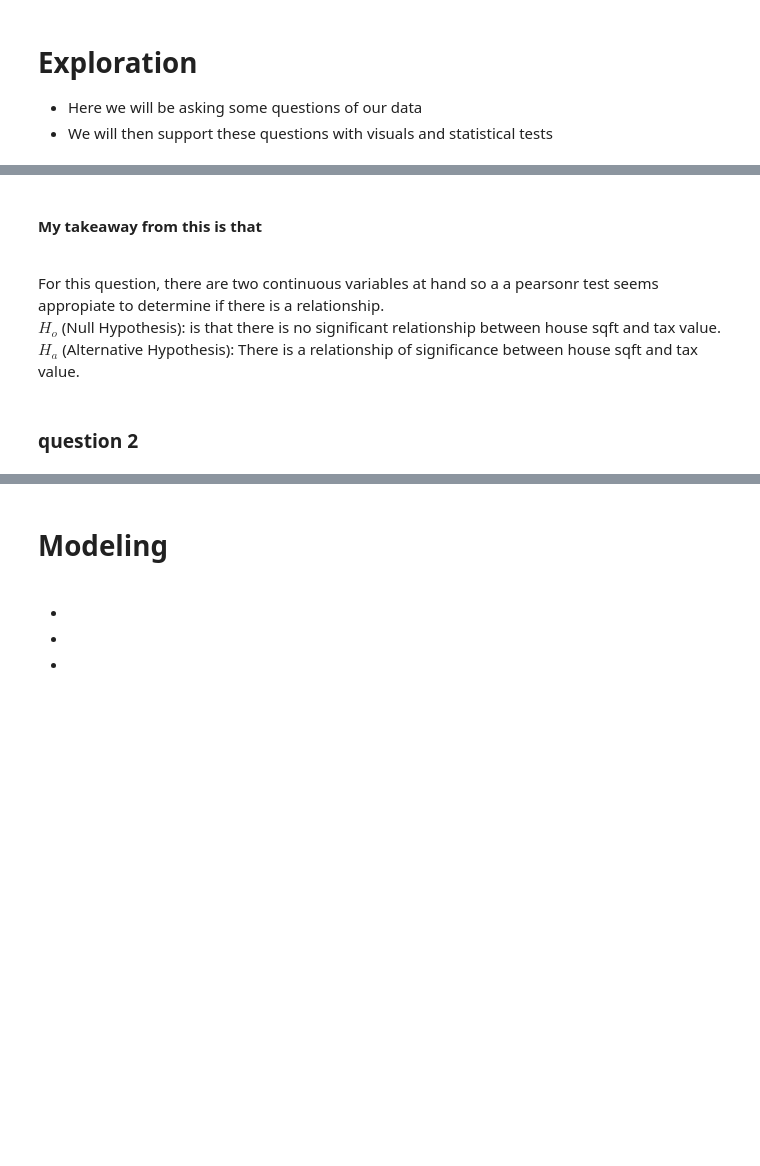
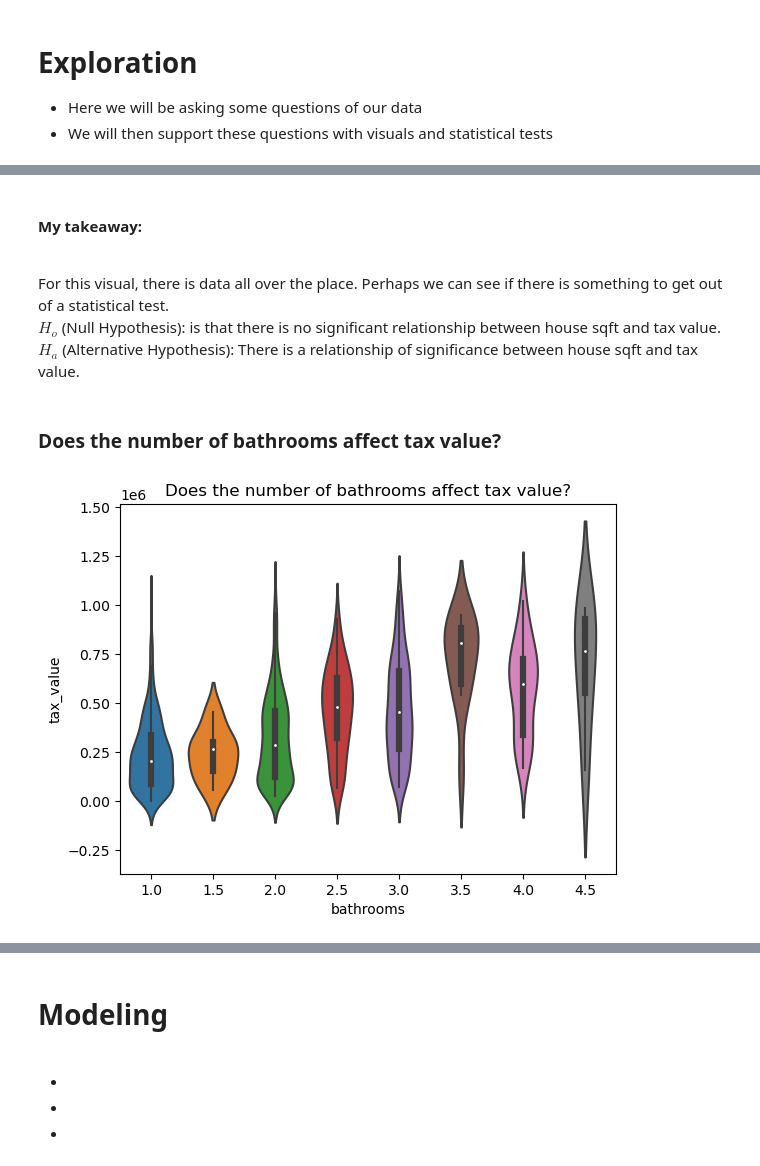
Before and after one commit to jorgellopez38/Zillow-2017-Predictions, a Jupyter notebook: Final_Report.ipynb, the cells around one changed output, grey strips where cells are left out. Saved outputs shown, nothing was run; the diff lists cells and outputs as text; code cells hidden in the pictures; blank space fills up the shorter version.

```diff
--- a/Final_Report.ipynb
+++ b/Final_Report.ipynb
@@ -104,12 +105,8 @@ e.plot_q1(train)
 # %% [markdown]
-#### My takeaway from this is that
+#### My takeaway:
 <br>
-For this question, there are two continuous variables at hand so a a pearsonr test seems appropiate to determine if there is a relationship.
-<br>
+For this visual, there is data all over the place. Perhaps we can see if there is something to get out of a statistical test.
 
 $H_o$ (Null Hypothesis): is that there is no significant relationship between house sqft and tax value.
-<br>
 $H_a$ (Alternative Hypothesis): There is a relationship of significance between house sqft and tax value.
-# %% [markdown]
-### question 2
 # %%
@@ -117 +113,8 @@ $H_a$ (Alternative Hypothesis): There is a relationship of significance between
 # make sure to print out reject or fail to reject print statement
+# %% [markdown]
+### Does the number of bathrooms affect tax value?
+# %%
+# function for visual 2
+e.plot_q2(train)
+# %% [output]
+[figure, added]
```
Also changed, not shown: parts of 17 cells of this notebook.
